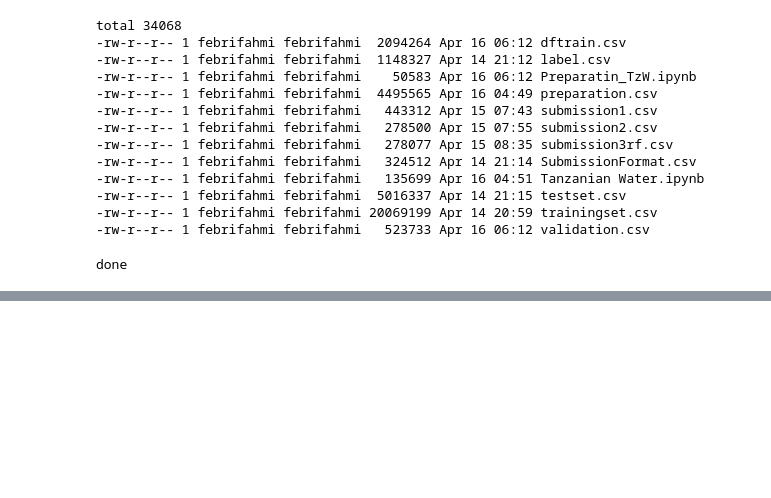
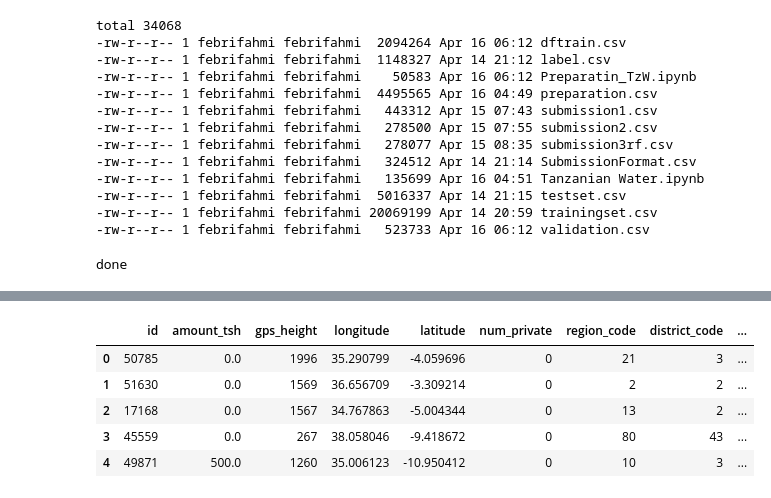
Before and after one commit to febrifahmi/TzW, a Jupyter notebook: Preparation_TzW.ipynb, the cells around one changed output, grey strips where cells are left out. Cells and saved outputs as stored; diff of their text form; code cells hidden in the pictures; blank space fills up the shorter version.

```diff
--- a/Preparation_TzW.ipynb
+++ b/Preparation_TzW.ipynb
@@ -179,0 +270,3 @@ done
+# %%
+dftest['terrain'][dftest['gps_height']<=500] = 'dataran rendah'
+dftest['terrain'][(dftest['gps_height']>500) & (dftest['gps_height']<=1000)] = 'dataran sedang'
@@ -179,0 +282,17 @@ done
+# %%
+dftest['terrain'].replace('dataran rendah',0,inplace=True)
+dftest['terrain'].replace('dataran sedang',1,inplace=True)
+dftest['terrain'].replace('dataran tinggi',2,inplace=True)
+# %%
+dftest['water_availability'] = dftest.apply(lambda row: 0 if row['amount_tsh']==0.0 else 1,axis=1)
+# %%
+dftest2 = dftest._get_numeric_data()
+# %%
+dftest2.head()
+# %% [output]
+|  | id | amount_tsh | gps_height | longitude | latitude | num_private | region_code | district_code | ... |
+| 0 | 50785 | 0.0 | 1996 | 35.290799 | -4.059696 | 0 | 21 | 3 | ... |
+| 1 | 51630 | 0.0 | 1569 | 36.656709 | -3.309214 | 0 | 2 | 2 | ... |
+| 2 | 17168 | 0.0 | 1567 | 34.767863 | -5.004344 | 0 | 13 | 2 | ... |
+| 3 | 45559 | 0.0 | 267 | 38.058046 | -9.418672 | 0 | 80 | 43 | ... |
+| 4 | 49871 | 500.0 | 1260 | 35.006123 | -10.950412 | 0 | 10 | 3 | ... |
```
Also changed, not shown: parts of 25 cells of this notebook, 1 other file.
